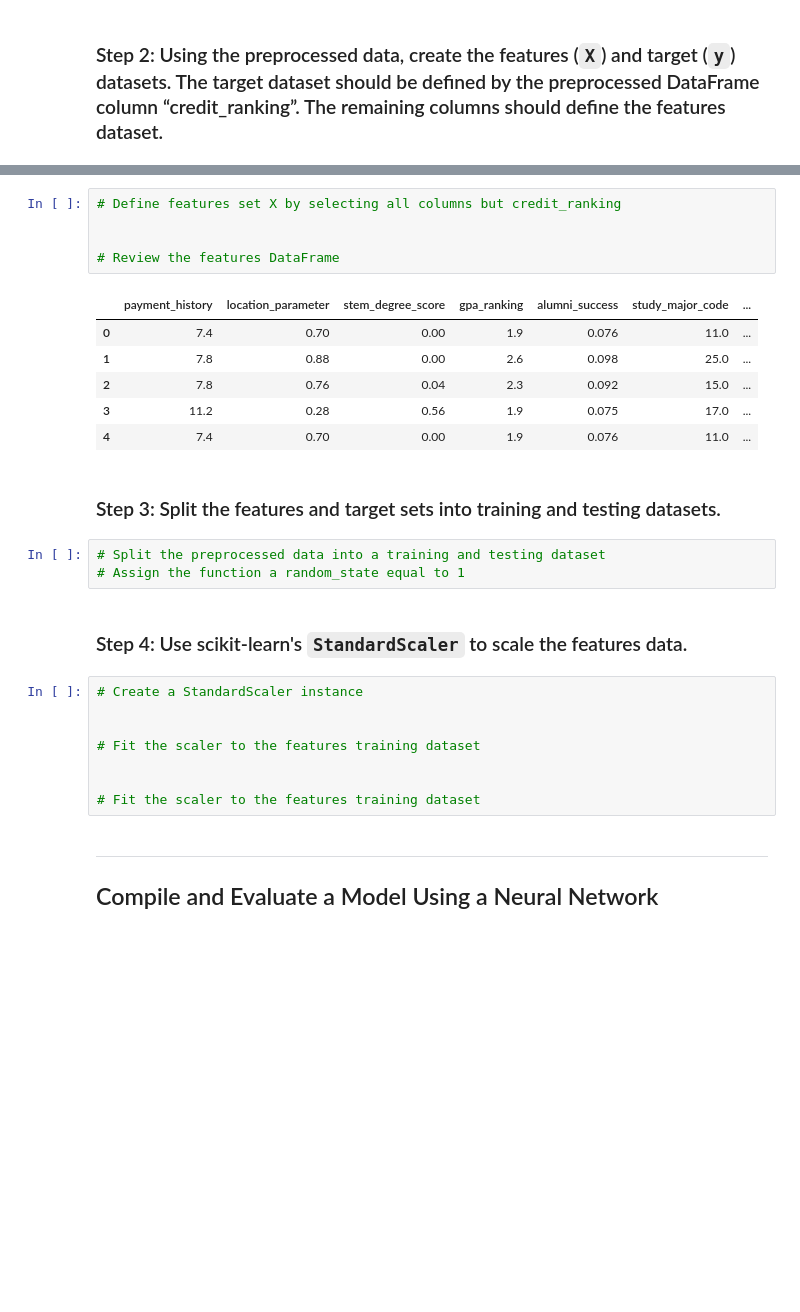
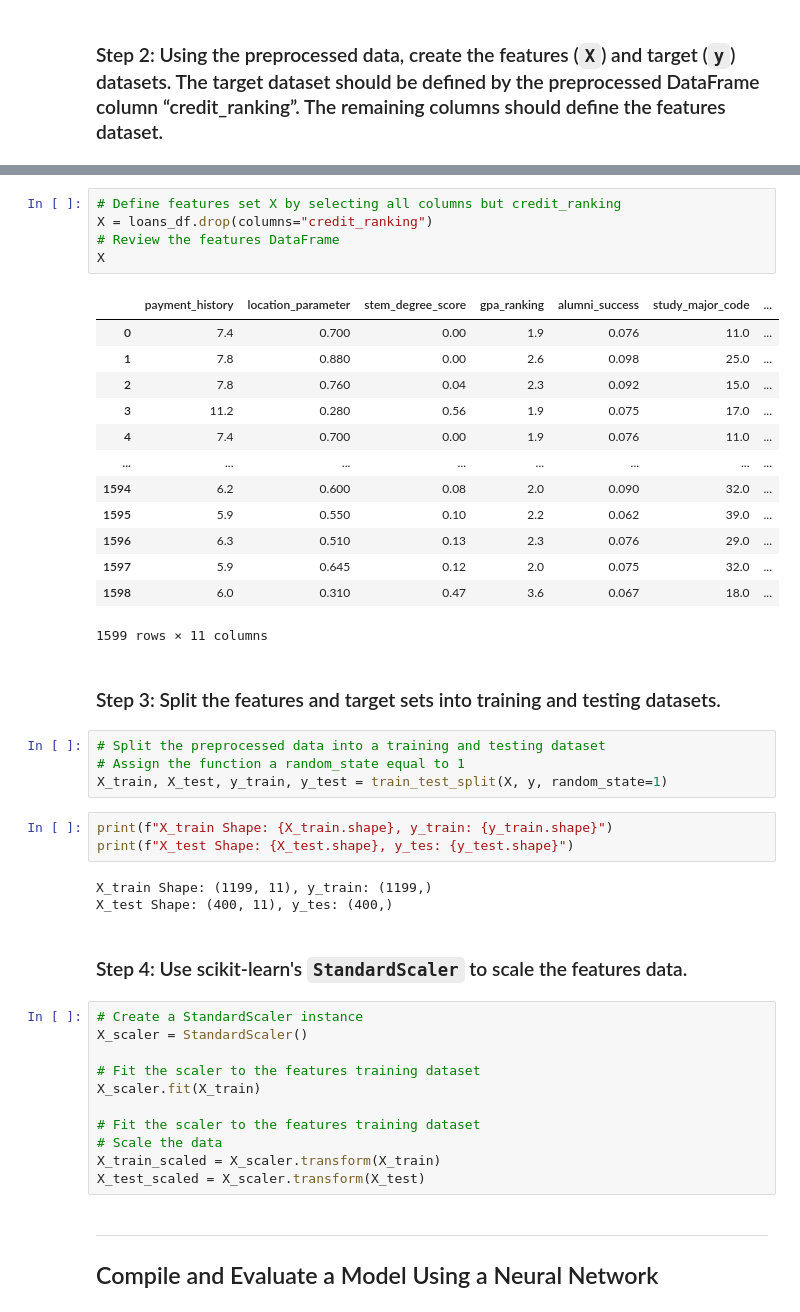
Before and after one commit to dsgautam/neural-network-challenge-1, a Jupyter notebook: student_loans_with_deep_learning.ipynb, the cells around one changed output, grey strips where cells are left out. Cells and saved outputs as stored; diff of their text form; blank space fills up the shorter version.

```diff
--- a/student_loans_with_deep_learning.ipynb
+++ b/student_loans_with_deep_learning.ipynb
@@ -66,30 +83,47 @@ array([0, 0, 0, 1, 0])
 # %%
 # Define features set X by selecting all columns but credit_ranking
-
-
+X = loans_df.drop(columns="credit_ranking")
 # Review the features DataFrame
+X
 # %% [output]
 |  | payment_history | location_parameter | stem_degree_score | gpa_ranking | alumni_success | study_major_code | ... |
-| 0 | 7.4 | 0.70 | 0.00 | 1.9 | 0.076 | 11.0 | ... |
-| 1 | 7.8 | 0.88 | 0.00 | 2.6 | 0.098 | 25.0 | ... |
-| 2 | 7.8 | 0.76 | 0.04 | 2.3 | 0.092 | 15.0 | ... |
-| 3 | 11.2 | 0.28 | 0.56 | 1.9 | 0.075 | 17.0 | ... |
-| 4 | 7.4 | 0.70 | 0.00 | 1.9 | 0.076 | 11.0 | ... |
+| 0 | 7.4 | 0.700 | 0.00 | 1.9 | 0.076 | 11.0 | ... |
+| 1 | 7.8 | 0.880 | 0.00 | 2.6 | 0.098 | 25.0 | ... |
+| 2 | 7.8 | 0.760 | 0.04 | 2.3 | 0.092 | 15.0 | ... |
+| 3 | 11.2 | 0.280 | 0.56 | 1.9 | 0.075 | 17.0 | ... |
+| 4 | 7.4 | 0.700 | 0.00 | 1.9 | 0.076 | 11.0 | ... |
+| ... | ... | ... | ... | ... | ... | ... | ... |
+| 1594 | 6.2 | 0.600 | 0.08 | 2.0 | 0.090 | 32.0 | ... |
+| 1595 | 5.9 | 0.550 | 0.10 | 2.2 | 0.062 | 39.0 | ... |
+| 1596 | 6.3 | 0.510 | 0.13 | 2.3 | 0.076 | 29.0 | ... |
+| 1597 | 5.9 | 0.645 | 0.12 | 2.0 | 0.075 | 32.0 | ... |
+| 1598 | 6.0 | 0.310 | 0.47 | 3.6 | 0.067 | 18.0 | ... |
+1599 rows × 11 columns
 # %% [markdown]
 ### Step 3: Split the features and target sets into training and testing datasets.
 # %%
 # Split the preprocessed data into a training and testing dataset
 # Assign the function a random_state equal to 1
+X_train, X_test, y_train, y_test = train_test_split(X, y, random_state=1)
+# %%
+print(f"X_train Shape: {X_train.shape}, y_train: {y_train.shape}")
+print(f"X_test Shape: {X_test.shape}, y_tes: {y_test.shape}")
+# %% [output]
+X_train Shape: (1199, 11), y_train: (1199,)
+X_test Shape: (400, 11), y_tes: (400,)
 # %% [markdown]
 ### Step 4: Use scikit-learn's `StandardScaler` to scale the features data.
 # %%
 # Create a StandardScaler instance
-
+X_scaler = StandardScaler()
 
 # Fit the scaler to the features training dataset
-
+X_scaler.fit(X_train)
 
 # Fit the scaler to the features training dataset
+# Scale the data
+X_train_scaled = X_scaler.transform(X_train)
+X_test_scaled = X_scaler.transform(X_test)
 # %% [markdown]
 ---
 
```
Also changed, not shown: parts of 18 cells of this notebook.
